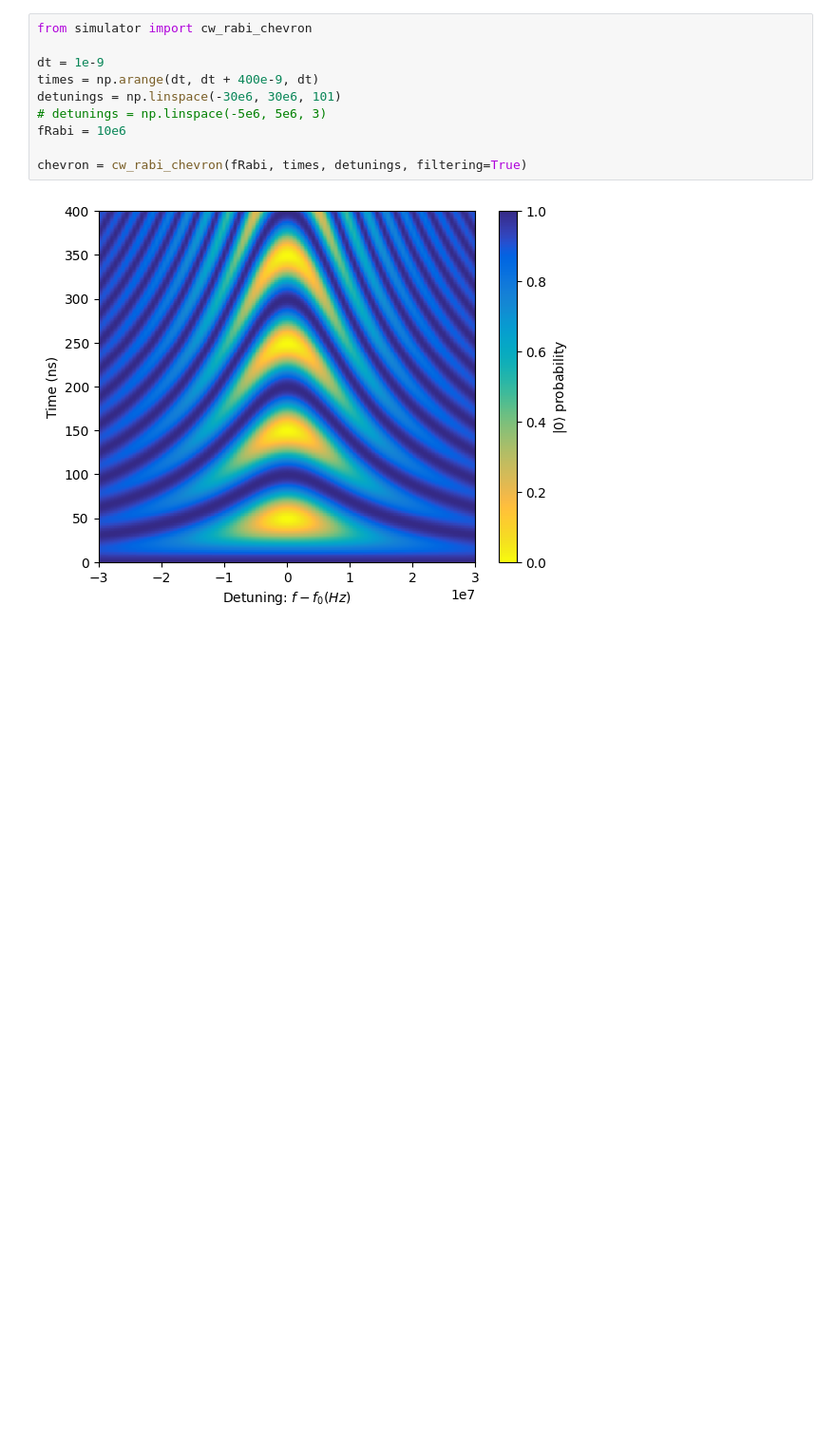
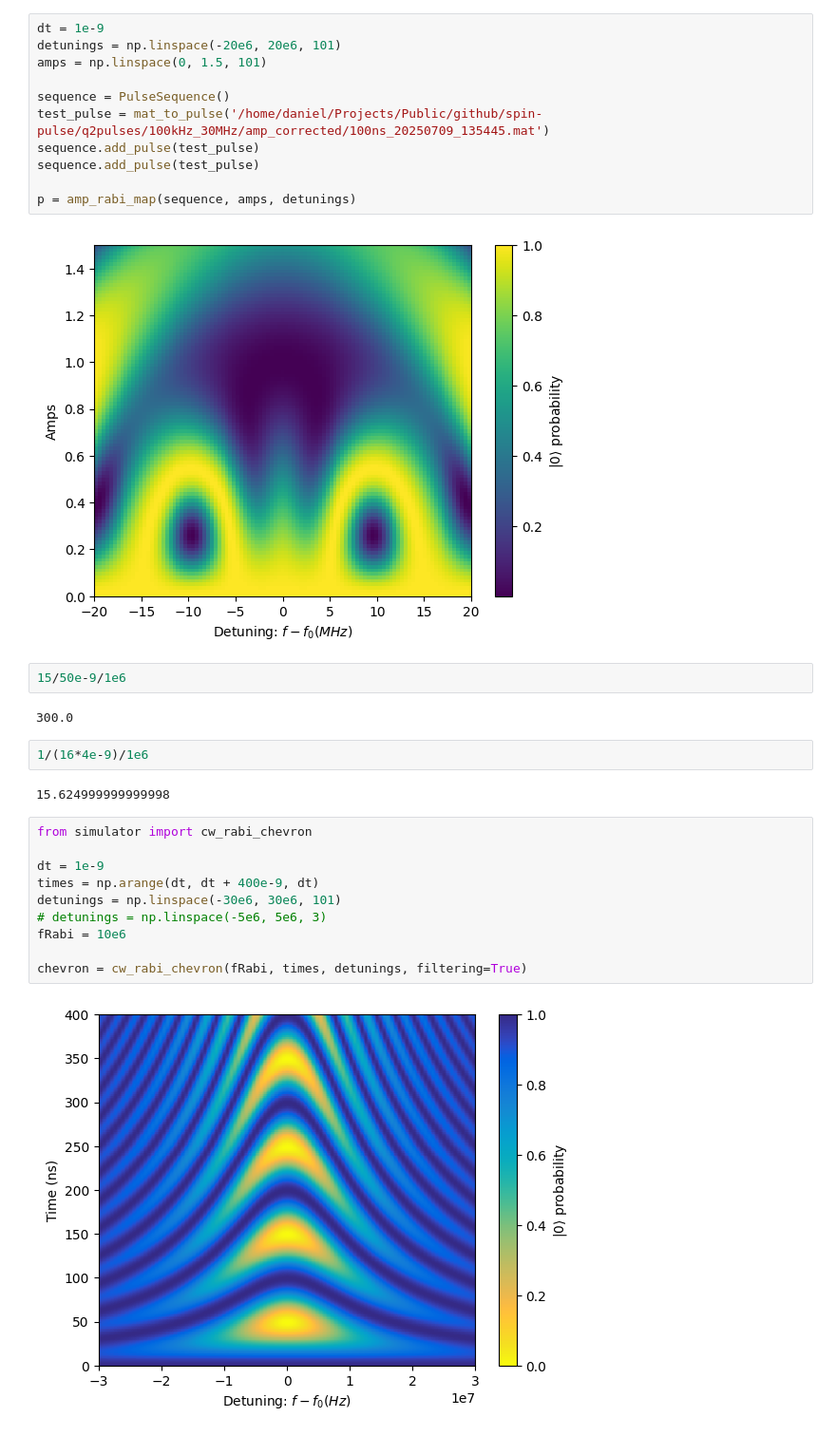
Before and after one commit to dhalvorUNSW/spin-pulse, a Jupyter notebook: simulator_test.ipynb, the cells around one changed output. Shown: that part at 95% size. Saved outputs shown, nothing was run; the diff lists cells and outputs as text; blank space fills up the shorter version.

```diff
--- a/simulator_test.ipynb
+++ b/simulator_test.ipynb
@@ -22,3 +34,24 @@ plotBlochSphere(states)
+# %%
+dt = 1e-9
+detunings = np.linspace(-20e6, 20e6, 101)
+amps = np.linspace(0, 1.5, 101)
+
+sequence = PulseSequence()
+test_pulse = mat_to_pulse('/home/daniel/Projects/Public/github/spin-pulse/q2pulses/100kHz_30MHz/amp_corrected/100ns_20250709_135445.mat')
+sequence.add_pulse(test_pulse)
+sequence.add_pulse(test_pulse)
+
+p = amp_rabi_map(sequence, amps, detunings)
+# %% [output]
+[figure, added]
+# %%
+15/50e-9/1e6
+# %% [output]
+300.0
+# %%
+1/(16*4e-9)/1e6
+# %% [output]
+15.624999999999998
 # %%
 from simulator import cw_rabi_chevron
 
```
Also changed, not shown: parts of 3 cells of this notebook, 53 other files.
